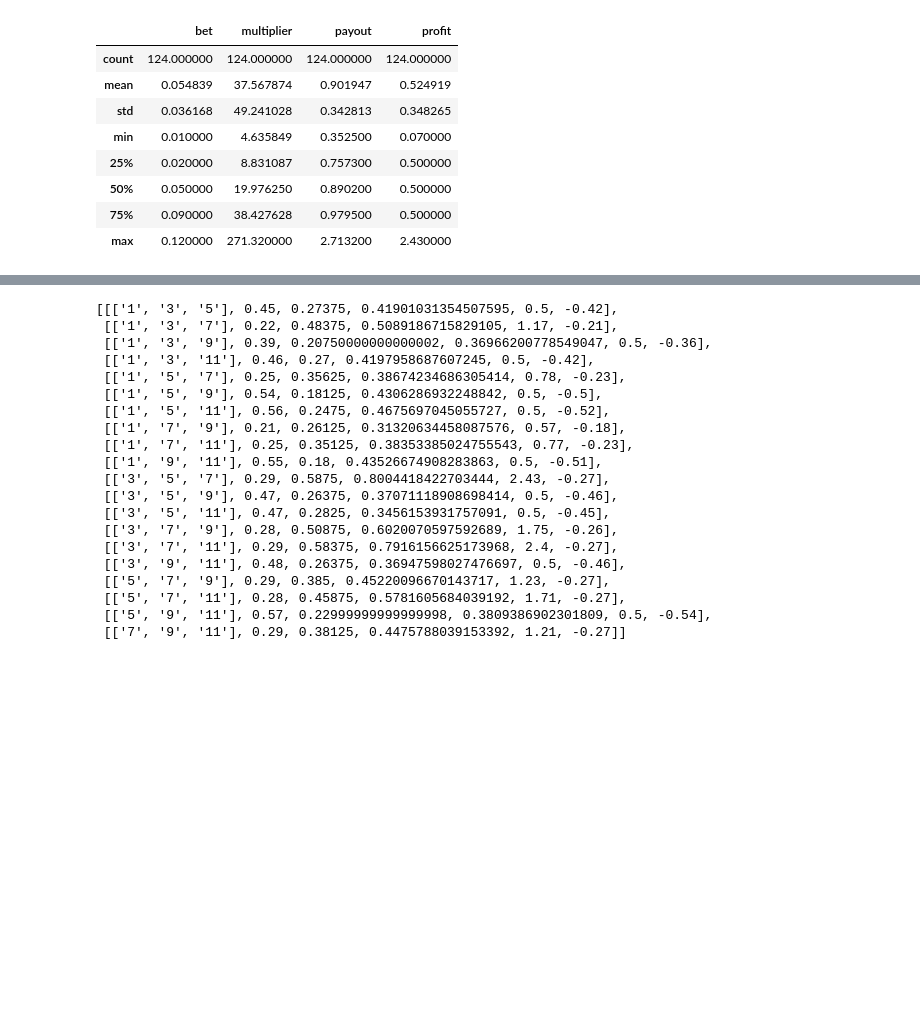
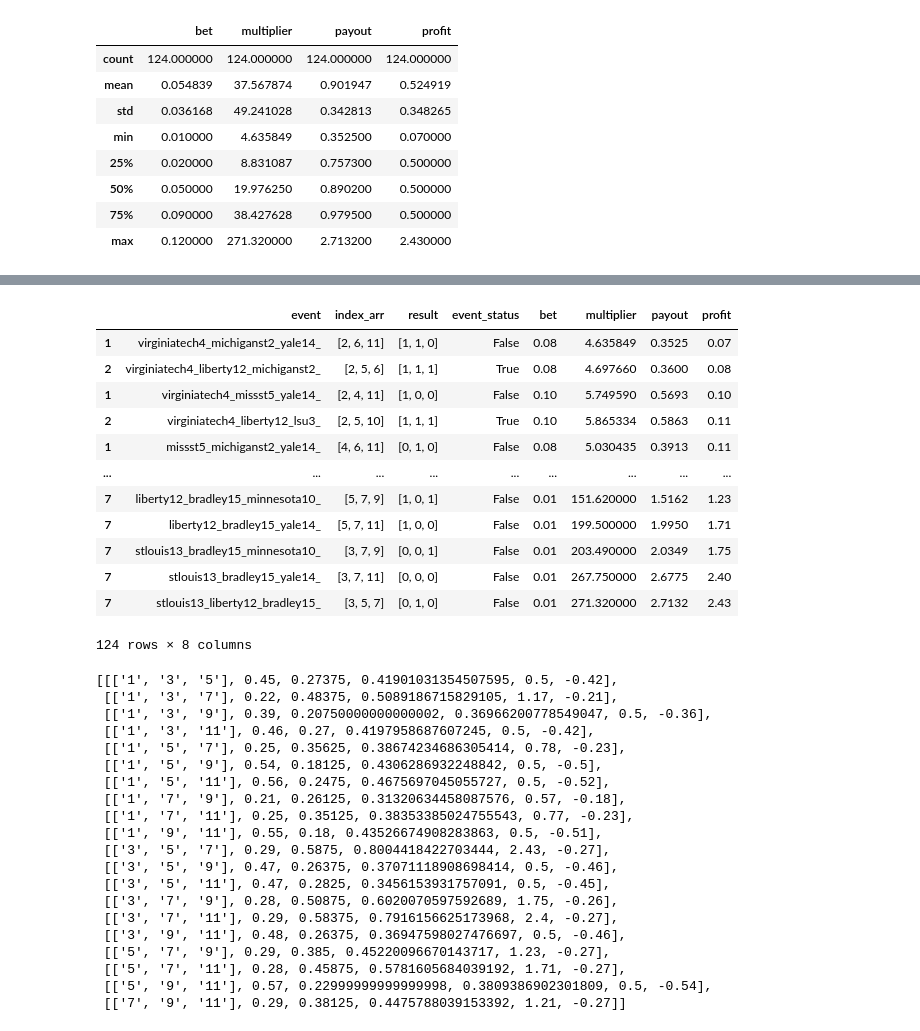
Before and after one commit to Rperry2174/SportsBook, a Jupyter notebook: tournament.ipynb, the cells around one changed output, grey strips where cells are left out. Cells and saved outputs as stored; diff of their text form; code cells hidden in the pictures; blank space fills up the shorter version.

```diff
--- a/tournament.ipynb
+++ b/tournament.ipynb
@@ -237,3 +300,19 @@ len(negative_df)
+# %%
+positive_df
+# %% [output]
+|  | event | index_arr | result | event_status | bet | multiplier | payout | profit |
+| 1 | virginiatech4_michiganst2_yale14_ | [2, 6, 11] | [1, 1, 0] | False | 0.08 | 4.635849 | 0.3525 | 0.07 |
+| 2 | virginiatech4_liberty12_michiganst2_ | [2, 5, 6] | [1, 1, 1] | True | 0.08 | 4.697660 | 0.3600 | 0.08 |
+| 1 | virginiatech4_missst5_yale14_ | [2, 4, 11] | [1, 0, 0] | False | 0.10 | 5.749590 | 0.5693 | 0.10 |
+| 2 | virginiatech4_liberty12_lsu3_ | [2, 5, 10] | [1, 1, 1] | True | 0.10 | 5.865334 | 0.5863 | 0.11 |
+| 1 | missst5_michiganst2_yale14_ | [4, 6, 11] | [0, 1, 0] | False | 0.08 | 5.030435 | 0.3913 | 0.11 |
+| ... | ... | ... | ... | ... | ... | ... | ... | ... |
+| 7 | liberty12_bradley15_minnesota10_ | [5, 7, 9] | [1, 0, 1] | False | 0.01 | 151.620000 | 1.5162 | 1.23 |
+| 7 | liberty12_bradley15_yale14_ | [5, 7, 11] | [1, 0, 0] | False | 0.01 | 199.500000 | 1.9950 | 1.71 |
+| 7 | stlouis13_bradley15_minnesota10_ | [3, 7, 9] | [0, 0, 1] | False | 0.01 | 203.490000 | 2.0349 | 1.75 |
+| 7 | stlouis13_bradley15_yale14_ | [3, 7, 11] | [0, 0, 0] | False | 0.01 | 267.750000 | 2.6775 | 2.40 |
+| 7 | stlouis13_liberty12_bradley15_ | [3, 5, 7] | [0, 1, 0] | False | 0.01 | 271.320000 | 2.7132 | 2.43 |
+124 rows × 8 columns
 # %%
 csv
 # %% [output]
```
Also changed, not shown: parts of 11 cells of this notebook, 1 other file.
